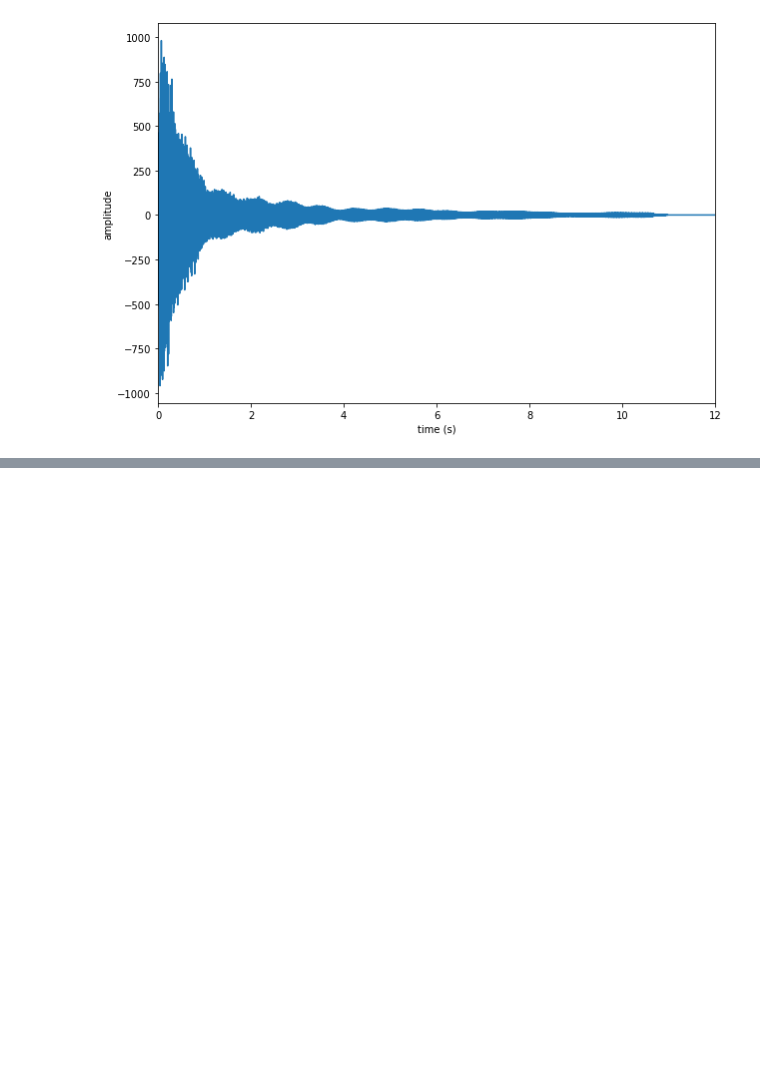
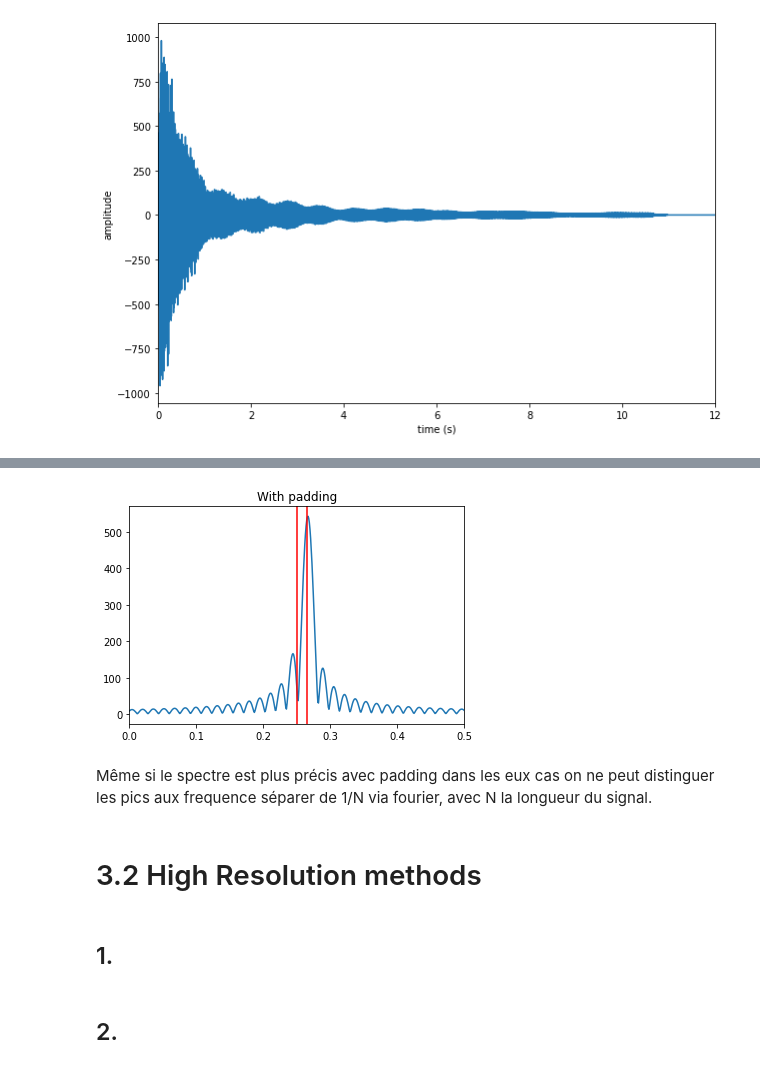
Before and after one commit to philux16/TP_High_Resolution_TSIA202b, a Jupyter notebook: Lab HR Python/template-TP-HR.ipynb, the cells around one changed output, grey strips where cells are left out. Saved outputs shown, nothing was run; the diff lists cells and outputs as text; code cells hidden in the pictures; blank space fills up the shorter version.

```diff
--- a/Lab HR Python/template-TP-HR.ipynb
+++ b/Lab HR Python/template-TP-HR.ipynb
@@ -88,0 +114,17 @@ write('new_bell.wav', Fs, np.array(x.reshape(len_x), dtype=np.int16)) # to write
+# %%
+x_bis=np.concatenate((x,np.zeros(1024-len(x))))
+fig, ax = plt.subplots()
+plt.xlim([0,0.5])
+ax.plot(np.linspace(0,1,len(x_bis)),np.abs(np.fft.fft(x_bis)))
+ax.axvline(x=1/4, color='red')
+ax.axvline(x=1/4+1/N, color='red')
+plt.title("With padding")
+plt.show()
+# %% [output]
+[figure, added]
+# %% [markdown]
+Même si le spectre est plus précis avec padding dans les eux cas on ne peut distinguer les pics aux frequence séparer de 1/N via fourier, avec N la longueur du signal.
+# %% [markdown]
+# 3.2 High Resolution methods
+# %% [markdown]
+## 1.
@@ -88,0 +137,2 @@ write('new_bell.wav', Fs, np.array(x.reshape(len_x), dtype=np.int16)) # to write
+# %% [markdown]
+## 2.
```
Also changed, not shown: parts of 10 cells of this notebook, 1 other file.
